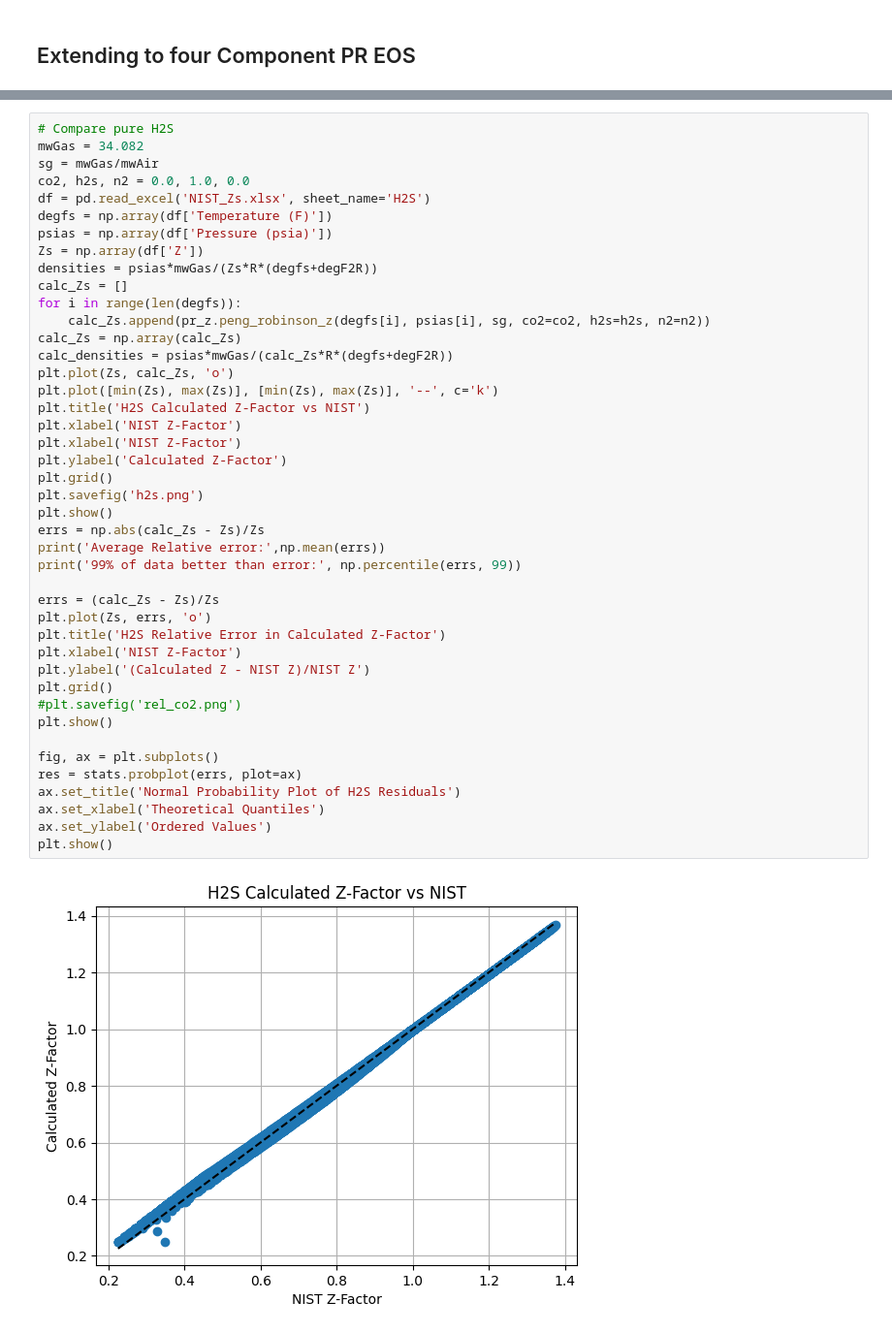
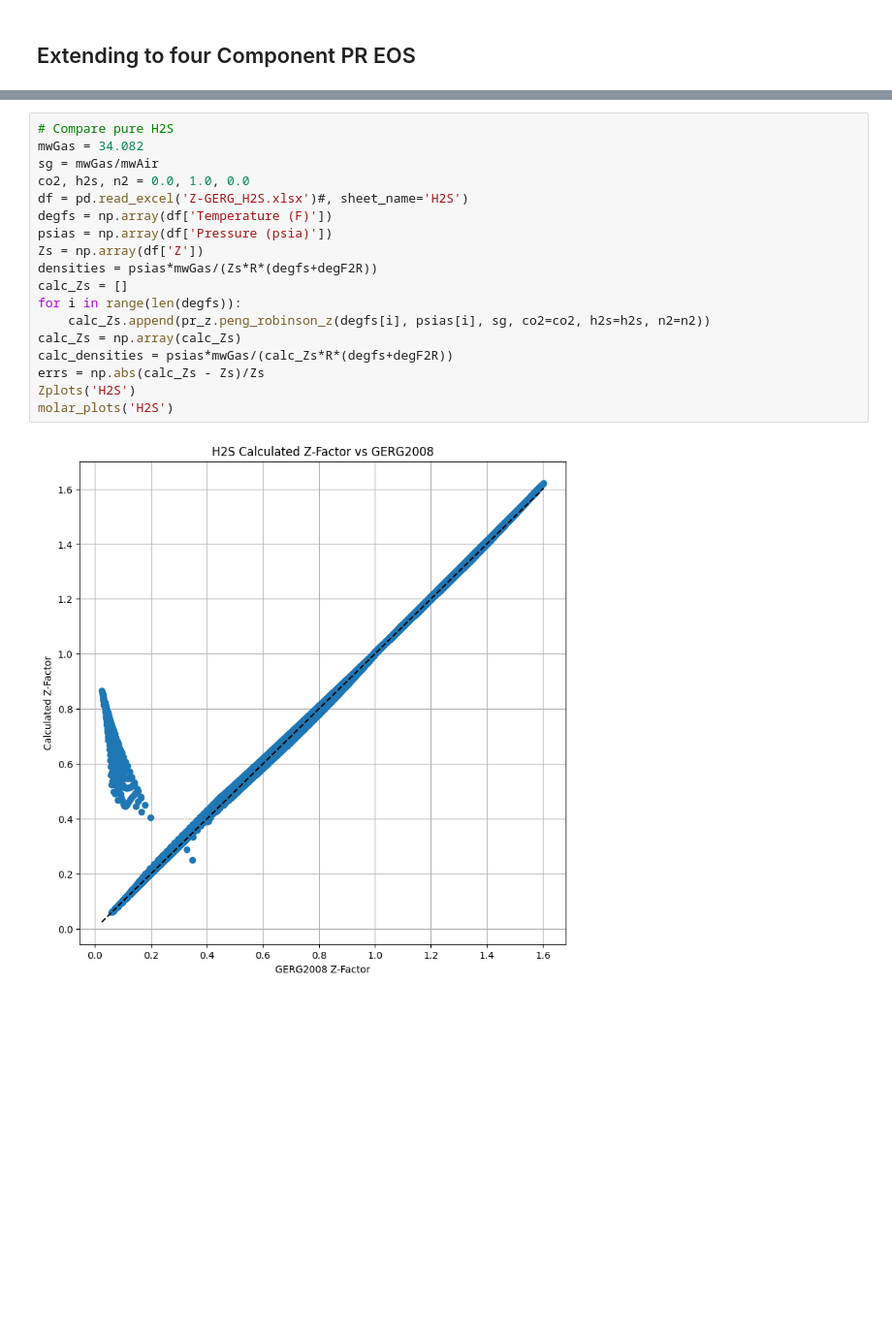
Before and after one commit to mwburgoyne/5_Component_PengRobinson_Z-Factor, a Jupyter notebook: Residual error review.ipynb, the cells around one changed output, grey strips where cells are left out. Shown at 97% size. Drawn from its saved outputs; the diff is of its cells as text; blank space fills up the shorter version.

```diff
--- a/Residual error review.ipynb
+++ b/Residual error review.ipynb
@@ -63,45 +168,20 @@ Average Relative error: 0.009277833920090586
 # %%
 # Compare pure H2S
 mwGas = 34.082
 sg = mwGas/mwAir
 co2, h2s, n2 = 0.0, 1.0, 0.0
-df = pd.read_excel('NIST_Zs.xlsx', sheet_name='H2S')
+df = pd.read_excel('Z-GERG_H2S.xlsx')#, sheet_name='H2S')
 degfs = np.array(df['Temperature (F)'])
 psias = np.array(df['Pressure (psia)'])
 Zs = np.array(df['Z'])
 densities = psias*mwGas/(Zs*R*(degfs+degF2R))
 calc_Zs = []
 for i in range(len(degfs)):
     calc_Zs.append(pr_z.peng_robinson_z(degfs[i], psias[i], sg, co2=co2, h2s=h2s, n2=n2))
 calc_Zs = np.array(calc_Zs)
 calc_densities = psias*mwGas/(calc_Zs*R*(degfs+degF2R))
-plt.plot(Zs, calc_Zs, 'o')
-plt.plot([min(Zs), max(Zs)], [min(Zs), max(Zs)], '--', c='k')
-plt.title('H2S Calculated Z-Factor vs NIST')
-plt.xlabel('NIST Z-Factor')
-plt.xlabel('NIST Z-Factor')
-plt.ylabel('Calculated Z-Factor')
-plt.grid()
-plt.savefig('h2s.png')
-plt.show()
 errs = np.abs(calc_Zs - Zs)/Zs
-print('Average Relative error:',np.mean(errs))
-print('99% of data better than error:', np.percentile(errs, 99))
-
-errs = (calc_Zs - Zs)/Zs
-plt.plot(Zs, errs, 'o')
-plt.title('H2S Relative Error in Calculated Z-Factor')
-plt.xlabel('NIST Z-Factor')
-plt.ylabel('(Calculated Z - NIST Z)/NIST Z')
-plt.grid()
-#plt.savefig('rel_co2.png')
-plt.show()
-
-fig, ax = plt.subplots()
-res = stats.probplot(errs, plot=ax)
-ax.set_title('Normal Probability Plot of H2S Residuals')
-ax.set_xlabel('Theoretical Quantiles')
-ax.set_ylabel('Ordered Values')
-plt.show()
+Zplots('H2S')
+molar_plots('H2S')
 # %% [output]
-[figure, old version]
+[figure, new version]
```
Also changed, not shown: parts of 7 cells of this notebook, 1 other file.
